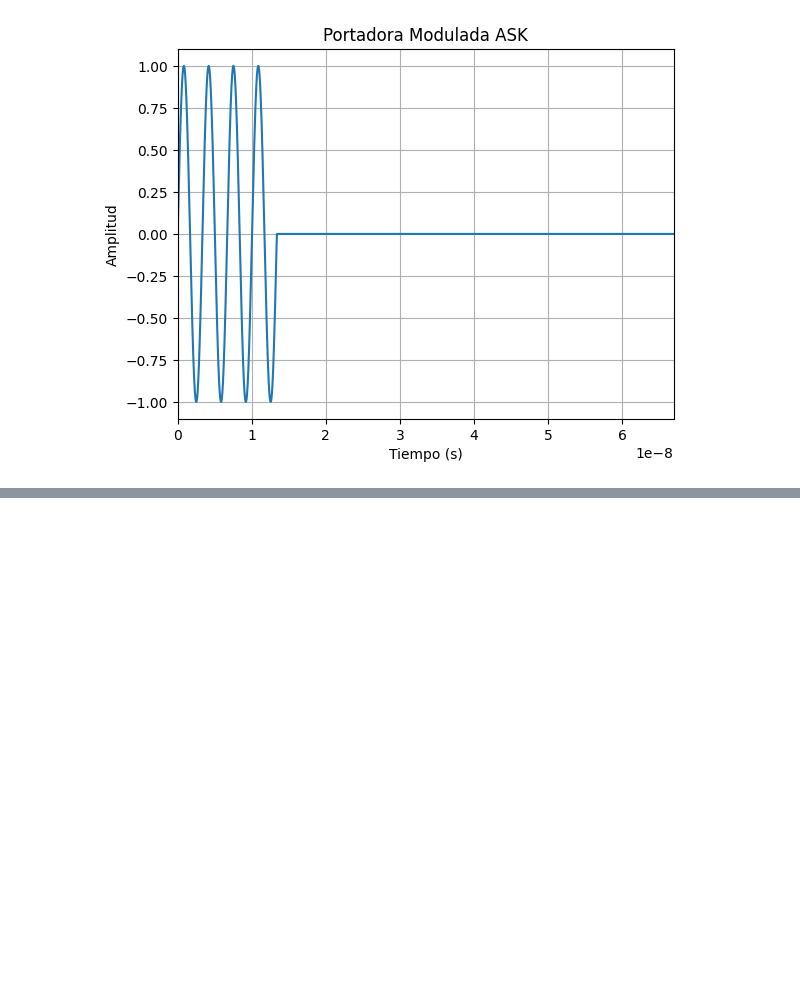
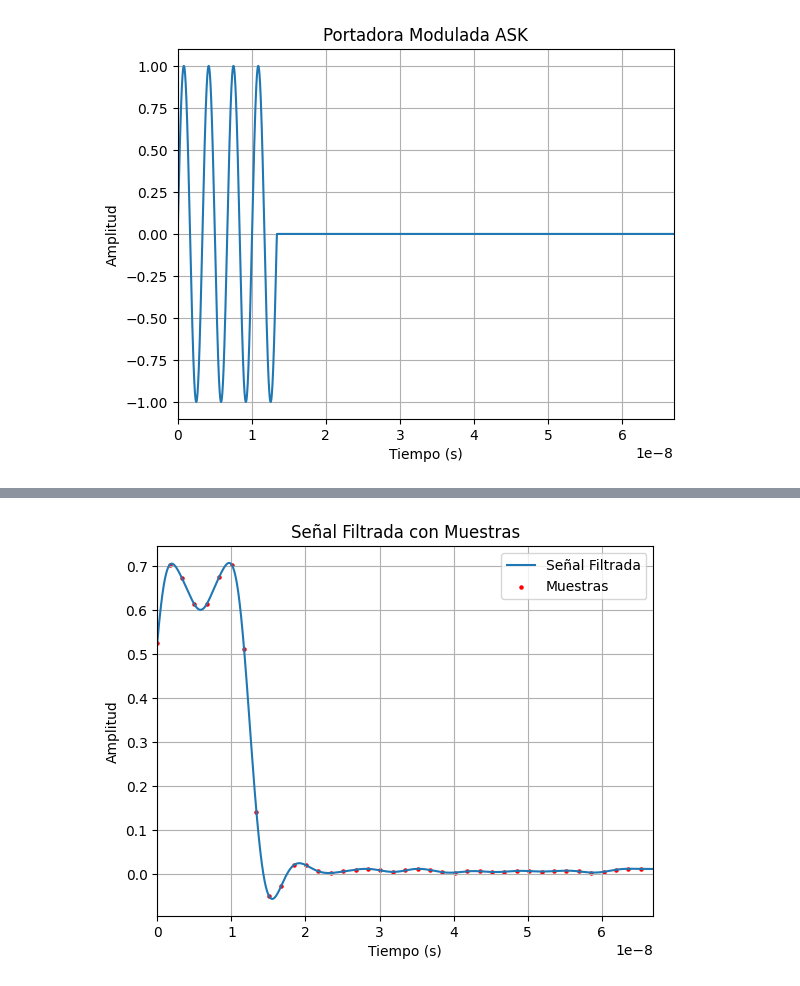
Before and after one commit to FedeArnaudo/RadarPulsado, a Jupyter notebook: Radar_v4.ipynb, the cells around one changed output, grey strips where cells are left out. Cells and saved outputs as stored; diff of their text form; code cells hidden in the pictures; blank space fills up the shorter version.

```diff
--- a/Radar_v4.ipynb
+++ b/Radar_v4.ipynb
@@ -221,0 +222,29 @@ plt.show()
+# %%
+# Muestreo de la señal para un test de hipotesis
+
+Fsampling = (20 * PRF) * 2              # Frecuencia de muestreo. samplingRate >= 2 * PRF * 20 (frecuencia maxima de la señal sinusoidal)
+Tsampling = 1 / Fsampling
+
+
+# Elegir puntos de muestreo. samplingRateg >= 1/(2*PRF)
+puntos_de_muestreo = np.arange(0, duracion, Tsampling)
+Nmuestas = np.interp(puntos_de_muestreo, t, filtered_rectified_signal)
+
+#for m in range(len(Nmuestas)):
+#    if Nmuestas[m] > 0.0:
+#        Nmuestas[m] = 1
+#    else:
+#        Nmuestas[m] = 0
+
+# Graficar la señal filtrada y las muestras
+plt.plot(t, filtered_rectified_signal, label='Señal Filtrada')
+plt.scatter(puntos_de_muestreo, Nmuestas, s=5 ,color='red', label='Muestras')
+plt.title('Señal Filtrada con Muestras')
+plt.xlabel('Tiempo (s)')
+plt.ylabel('Amplitud')
+plt.xlim((0, PRI))
+plt.legend()
+plt.grid(True)
+plt.show()
+# %% [output]
+[figure, added]
```
Also changed, not shown: parts of 7 cells of this notebook.
